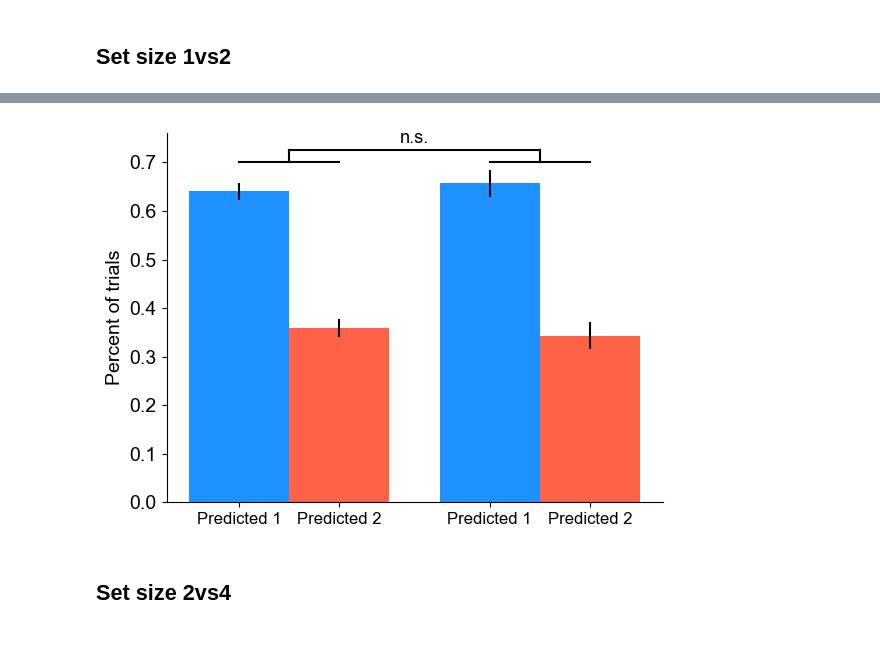
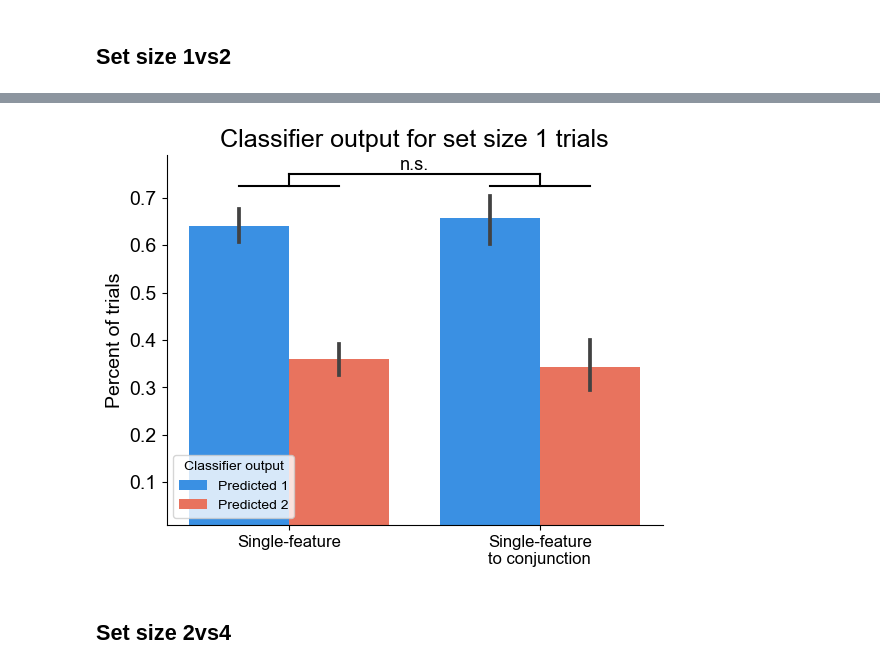
Before and after one commit to WilliamThyer/Thyer-et-al-2021, a Jupyter notebook: decode_load_preds_dont_double.ipynb, the cells around one changed output, grey strips where cells are left out. Saved outputs shown, nothing was run; the diff lists cells and outputs as text; code cells hidden in the pictures; blank space fills up the shorter version.

Commit message:
preds don't double figures

```diff
--- a/decode_load_preds_dont_double.ipynb
+++ b/decode_load_preds_dont_double.ipynb
@@ -211,38 +213,36 @@ conj_2_sem = group_sem.filter(like='conj',axis=0).filter(like='high',axis=0).ilo
-# %%
-labels = ['Predicted 1','Predicted 2','Predicted 1','Predicted 2']
-x = [.75,1.25,2,2.5]  # the label locations
-width = 0.5  # the width of the bars
-
-fig, ax = plt.subplots()
-ax.bar(1 - width/2, single_1_mean, width, color = 'dodgerblue', yerr=single_1_sem)
-ax.bar(1 + width/2, single_2_mean, width, color='tomato',yerr=single_2_sem)
-ax.bar(2.25 - width/2,conj_1_mean, width, color = 'dodgerblue',yerr=conj_1_sem)
-ax.bar(2.25 + width/2, conj_2_mean, width, color='tomato',yerr=conj_2_sem)
-
-# Add some text for labels, title and custom x-axis tick labels, etc.
-ax.set_ylabel('Percent of trials', fontsize=14)
-ax.set_xticks(x)
-ax.set_xticklabels(labels)
-
-ax.plot([1 - width/2,1 + width/2],[.7,.7],c='k')
-ax.plot([2.25 - width/2,2.25 + width/2],[.7,.7],c='k')
-ax.plot([1,1],[.7,.725],c='k')
-ax.plot([2.25,2.25],[.7,.725],c='k')
-ax.plot([1,2.25],[.725,.725],c='k')
-ax.text(1.55,.74,'n.s.',fontsize=13)
-
-ax.spines['right'].set_visible(False)
-ax.spines['top'].set_visible(False)
-ax.yaxis.set_ticks_position('left')
-ax.xaxis.set_ticks_position('bottom')
-plt.setp(ax.get_xticklabels(), fontsize=12)
-plt.setp(ax.get_yticklabels(), fontsize=14);
-
-# plt.savefig('pred_double_12.pdf',dpi=1000)
-# plt.savefig('pred_double_12.png',dpi=1000)
-plt.show()
-# %% [output]
-[figure, removed]
+# %%
+my_pal = {"Predicted 1": "dodgerblue", "Predicted 2": "tomato"}
+
+ax = sns.barplot(x='feat',y='percent_predicted',hue=ss,data=df,palette=my_pal)
+
+# Add some text for labels, title and custom x-axis tick labels, etc.
+plt.title('Classifier output for set size 1 trials',fontsize=18)
+ax.set_ylabel('Percent of trials', fontsize=14)
+ax.set_xlabel('')
+ax.set_xticklabels(['Single-feature','Single-feature\nto conjunction'])
+
+ax.spines['right'].set_visible(False)
+ax.spines['top'].set_visible(False)
+ax.yaxis.set_ticks_position('left')
+ax.xaxis.set_ticks_position('bottom')
+plt.setp(ax.get_xticklabels(), fontsize=12);
+plt.setp(ax.get_yticklabels(), fontsize=14);
+plt.legend(loc='lower left',fontsize=10,title='Classifier output')
+
+ax.plot([-.2,.2],[.725,.725],c='k')
+ax.plot([.8,1.2],[.725,.725],c='k')
+ax.plot([0,0],[.725,.75],c='k')
+ax.plot([1,1],[.725,.75],c='k')
+ax.plot([0,1],[.75,.75],c='k')
+ax.text(.5,.76,'n.s.',fontsize=13,ha='center')
+plt.ylim([0.01,.79])
+
+plt.savefig('output/figures/preds_dont_double.png',dpi=500)
+plt.savefig('output/figures/preds_dont_double.pdf',dpi=500)
+
+plt.show()
+# %% [output]
+[figure, added]
 # %% [markdown]
 ## Set size 2vs4
 # %%
```
Also changed, not shown: parts of 13 cells of this notebook, 3 other files.
